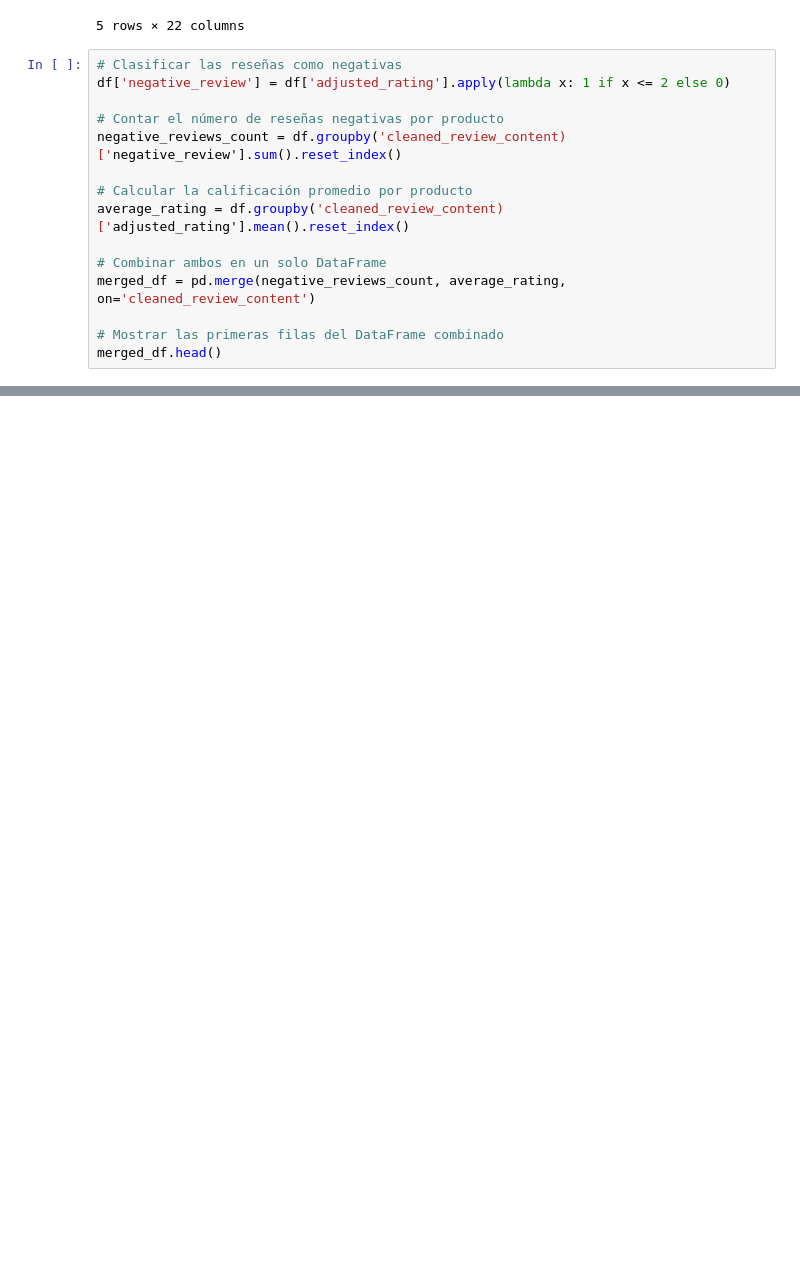
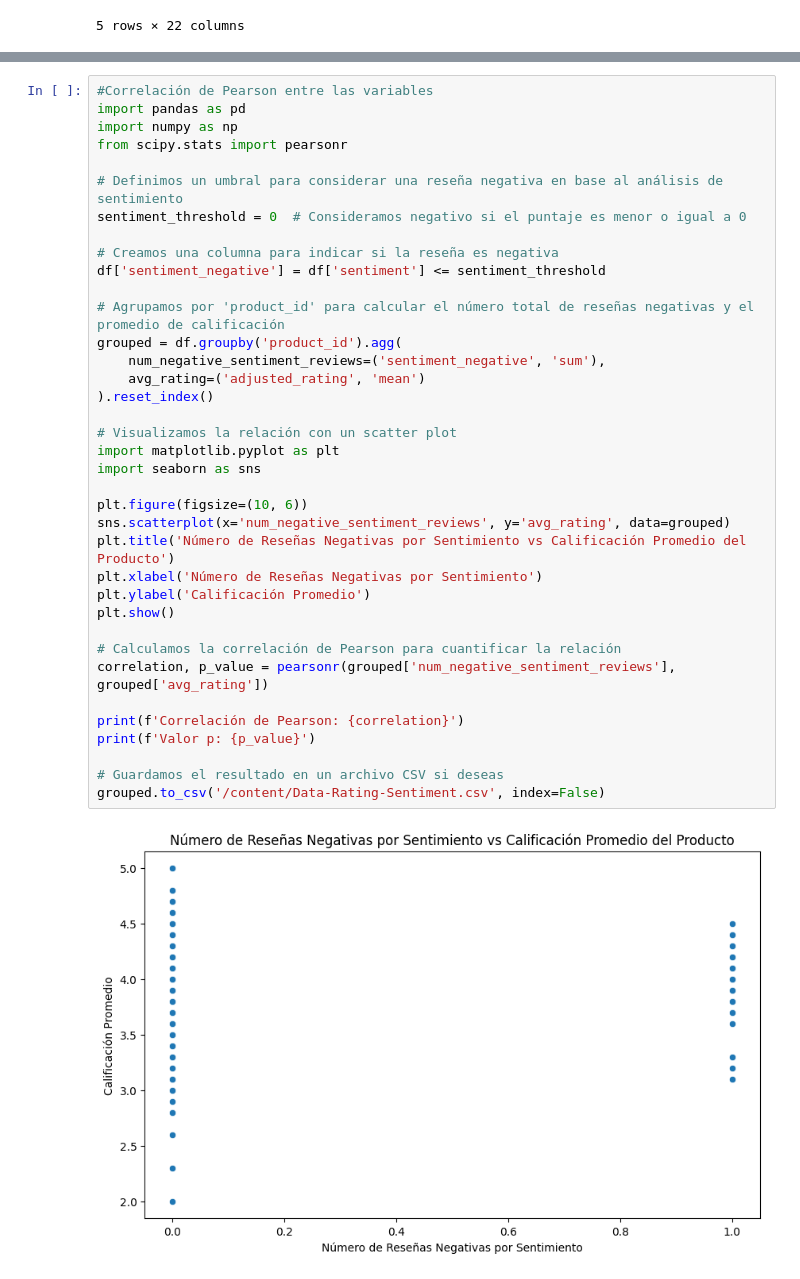
Before and after one commit to Al3jandraMtz/Proyecto4_DataLab, a Jupyter notebook: Proyecto4_DataLab.ipynb, the cells around one changed output, grey strips where cells are left out. Cells and saved outputs as stored; diff of their text form; blank space fills up the shorter version.

```diff
--- a/Proyecto4_DataLab.ipynb
+++ b/Proyecto4_DataLab.ipynb
@@ -719,18 +696,3 @@ df.head()
 | 3 | B0B2RBP83P | Lenovo IdeaPad 3 11th Gen Intel C... | Computers&Accessories | Laptops | TraditionalLaptops | NaN | 37,247 | ... |
 | 4 | B0BLV1GNLN | WZATCO Pixel | Portable LED Proje... | Electronics | HomeTheater,TV&Video | Projectors | NaN | 6,490 | ... |
 5 rows × 22 columns
-# %%
-# Clasificar las reseñas como negativas
-df['negative_review'] = df['adjusted_rating'].apply(lambda x: 1 if x <= 2 else 0)
-
-# Contar el número de reseñas negativas por producto
-negative_reviews_count = df.groupby('cleaned_review_content)['negative_review'].sum().reset_index()
-
-# Calcular la calificación promedio por producto
-average_rating = df.groupby('cleaned_review_content)['adjusted_rating'].mean().reset_index()
-
-# Combinar ambos en un solo DataFrame
-merged_df = pd.merge(negative_reviews_count, average_rating, on='cleaned_review_content')
-
-# Mostrar las primeras filas del DataFrame combinado
-merged_df.head()
@@ -738,0 +723,39 @@ SyntaxError: unterminated string literal (detected at line 5) (<ipython-input-44
+# %%
+#Correlación de Pearson entre las variables
+import pandas as pd
+import numpy as np
+from scipy.stats import pearsonr
+
+# Definimos un umbral para considerar una reseña negativa en base al análisis de sentimiento
+sentiment_threshold = 0  # Consideramos negativo si el puntaje es menor o igual a 0
+
+# Creamos una columna para indicar si la reseña es negativa
+df['sentiment_negative'] = df['sentiment'] <= sentiment_threshold
+
+# Agrupamos por 'product_id' para calcular el número total de reseñas negativas y el promedio de calificación
+grouped = df.groupby('product_id').agg(
+    num_negative_sentiment_reviews=('sentiment_negative', 'sum'),
+    avg_rating=('adjusted_rating', 'mean')
+).reset_index()
+
+# Visualizamos la relación con un scatter plot
+import matplotlib.pyplot as plt
+import seaborn as sns
+
+plt.figure(figsize=(10, 6))
+sns.scatterplot(x='num_negative_sentiment_reviews', y='avg_rating', data=grouped)
+plt.title('Número de Reseñas Negativas por Sentimiento vs Calificación Promedio del Producto')
+plt.xlabel('Número de Reseñas Negativas por Sentimiento')
+plt.ylabel('Calificación Promedio')
+plt.show()
+
+# Calculamos la correlación de Pearson para cuantificar la relación
+correlation, p_value = pearsonr(grouped['num_negative_sentiment_reviews'], grouped['avg_rating'])
+
+print(f'Correlación de Pearson: {correlation}')
+print(f'Valor p: {p_value}')
+
+# Guardamos el resultado en un archivo CSV si deseas
+grouped.to_csv('/content/Data-Rating-Sentiment.csv', index=False)
+# %% [output]
+[figure, added]
```
Also changed, not shown: parts of 5 cells of this notebook.
